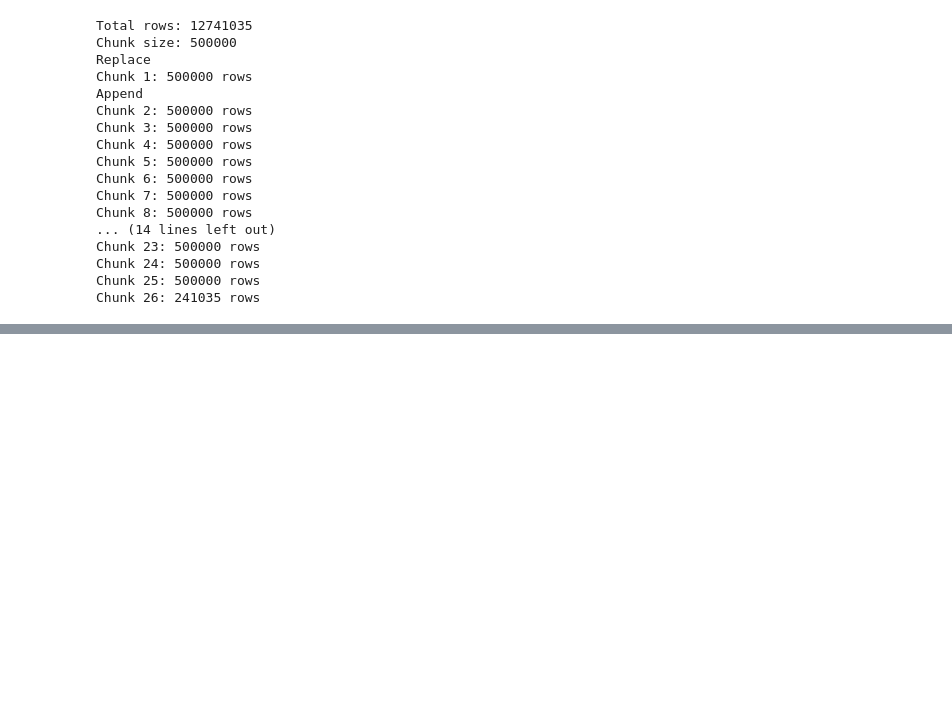
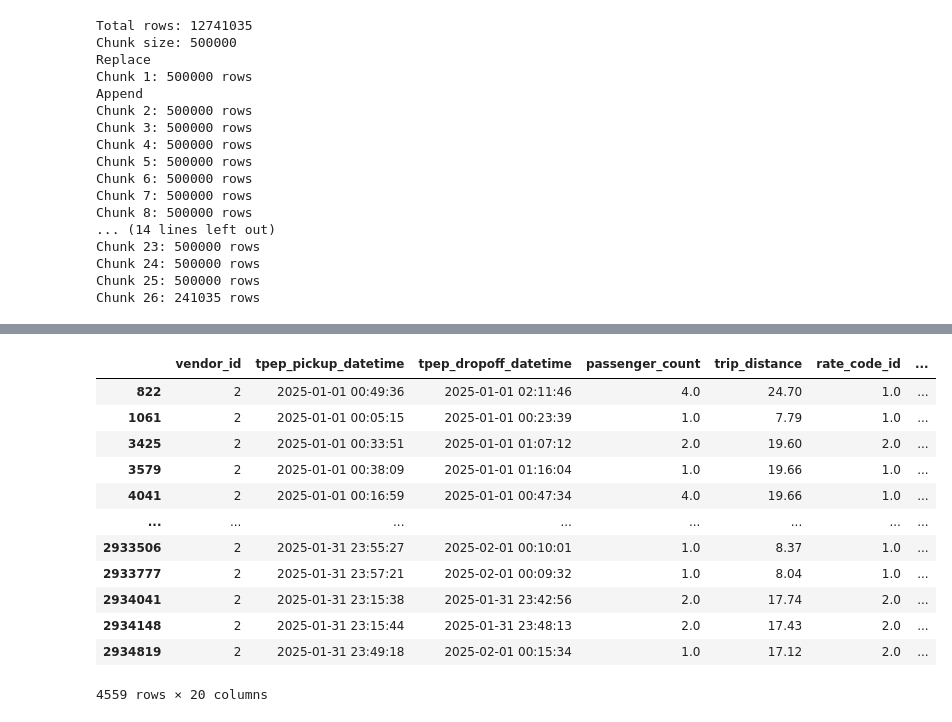
Before and after one commit to NicoCarrion02/pset-2, a Jupyter notebook: notebooks/EDA.ipynb, the cells around one changed output, grey strips where cells are left out. Saved outputs shown, nothing was run; the diff lists cells and outputs as text; code cells hidden in the pictures; blank space fills up the shorter version.

```diff
--- a/notebooks/EDA.ipynb
+++ b/notebooks/EDA.ipynb
@@ -250,0 +354,16 @@ def export_data_to_postgres(data: DataFrame, **kwargs) -> None:
+# %%
+data[(data["tolls_amount"] < 0)]
+# %% [output]
+|  | vendor_id | tpep_pickup_datetime | tpep_dropoff_datetime | passenger_count | trip_distance | rate_code_id | ... |
+| 822 | 2 | 2025-01-01 00:49:36 | 2025-01-01 02:11:46 | 4.0 | 24.70 | 1.0 | ... |
+| 1061 | 2 | 2025-01-01 00:05:15 | 2025-01-01 00:23:39 | 1.0 | 7.79 | 1.0 | ... |
+| 3425 | 2 | 2025-01-01 00:33:51 | 2025-01-01 01:07:12 | 2.0 | 19.60 | 2.0 | ... |
+| 3579 | 2 | 2025-01-01 00:38:09 | 2025-01-01 01:16:04 | 1.0 | 19.66 | 1.0 | ... |
+| 4041 | 2 | 2025-01-01 00:16:59 | 2025-01-01 00:47:34 | 4.0 | 19.66 | 1.0 | ... |
+| ... | ... | ... | ... | ... | ... | ... | ... |
+| 2933506 | 2 | 2025-01-31 23:55:27 | 2025-02-01 00:10:01 | 1.0 | 8.37 | 1.0 | ... |
+| 2933777 | 2 | 2025-01-31 23:57:21 | 2025-02-01 00:09:32 | 1.0 | 8.04 | 1.0 | ... |
+| 2934041 | 2 | 2025-01-31 23:15:38 | 2025-01-31 23:42:56 | 2.0 | 17.74 | 2.0 | ... |
+| 2934148 | 2 | 2025-01-31 23:15:44 | 2025-01-31 23:48:13 | 2.0 | 17.43 | 2.0 | ... |
+| 2934819 | 2 | 2025-01-31 23:49:18 | 2025-02-01 00:15:34 | 1.0 | 17.12 | 2.0 | ... |
+4559 rows × 20 columns
```
Also changed, not shown: parts of 20 cells of this notebook.
